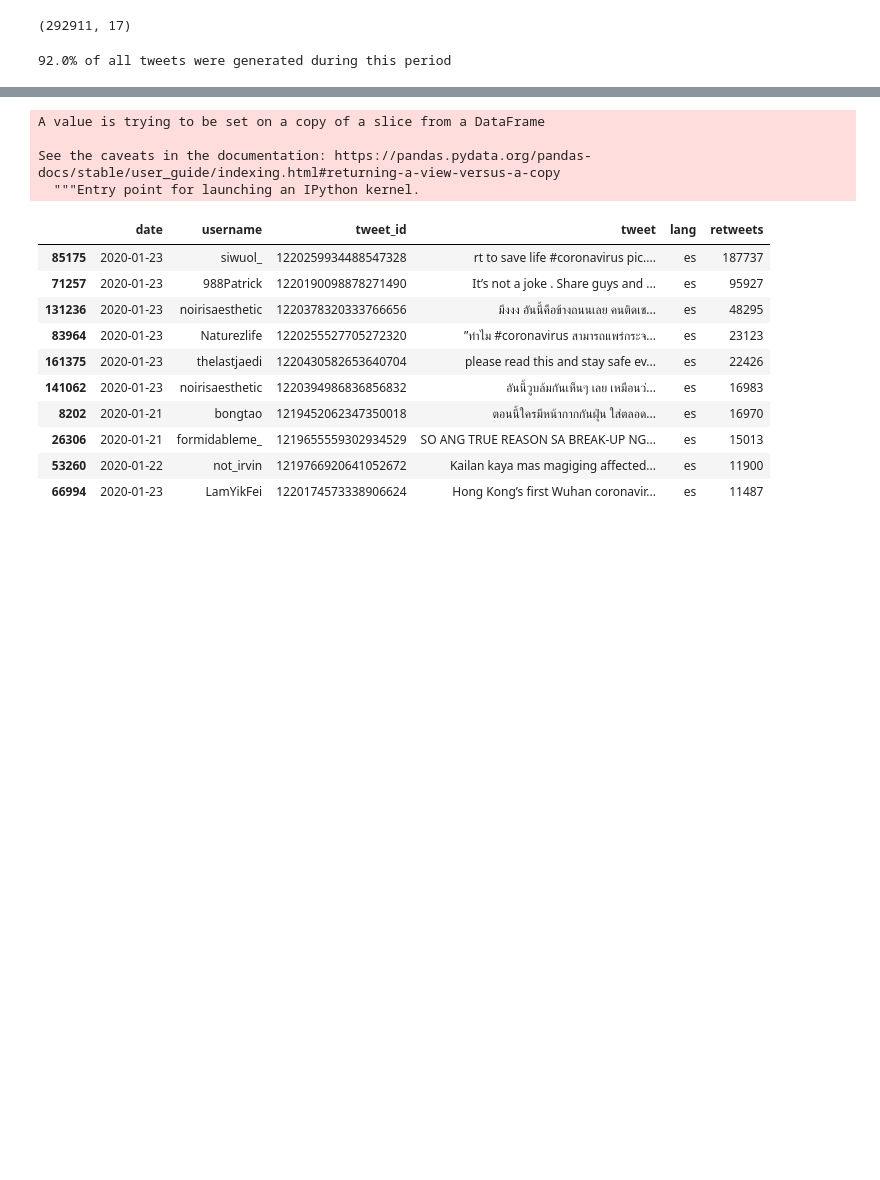
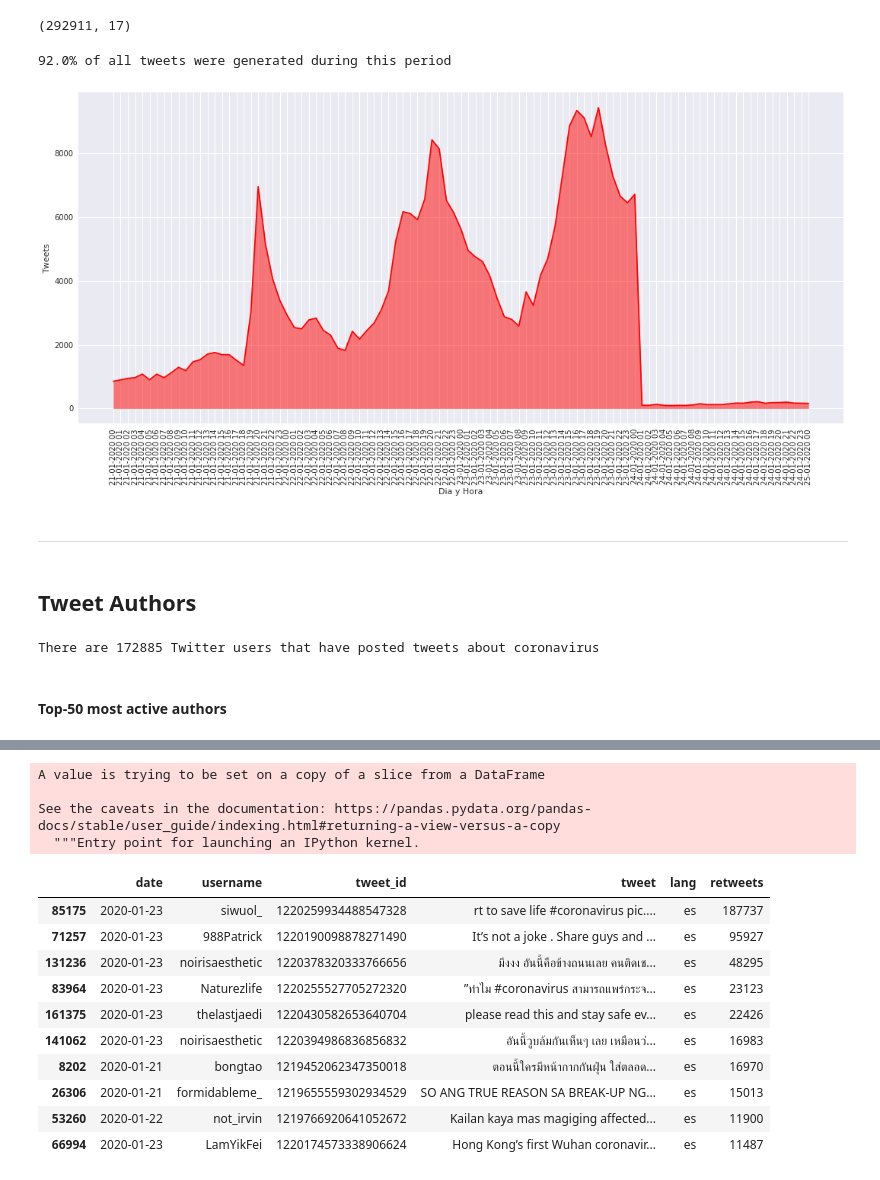
Before and after one commit to social-link-analytics-group-bsc/tw_coronavirus, a Jupyter notebook: corona_virus.ipynb, the cells around one changed output, grey strips where cells are left out. Saved outputs shown, nothing was run; the diff lists cells and outputs as text; code cells hidden in the pictures; blank space fills up the shorter version.

```diff
--- a/corona_virus.ipynb
+++ b/corona_virus.ipynb
@@ -99,2 +100,24 @@ print('{}% of all tweets were generated during this period'.format(
 # %% [output]
 92.0% of all tweets were generated during this period
+# %%
+# get hour of tweets
+tweets_bulk_period['date_hour'] = tweets_bulk_period.loc[:,'formatted_datetime'].dt.strftime('%d-%m-%Y %H')
+# %%
+# group tweets by date and hour
+tweets_bulk_period_by_date_hour = tweets_bulk_period.groupby('date_hour').count()
+# %%
+plt.figure(figsize=(18,8))
+x_dates = list(tweets_bulk_period_by_date_hour.index)
+y_counts = list(tweets_bulk_period_by_date_hour['tweet_id'])
+fig = sns.lineplot(x=x_dates, y=y_counts, color='red')
+fig.set(xlabel='Dia y Hora', ylabel='Tweets')
+sns.set_style('dark', {'axes.grid': True})
+fig.set_xticklabels(labels=x_dates, rotation=90)
+plt.fill_between(x_dates, y_counts, alpha=0.5, color='red')
+plt.show()
+# %% [output]
+[figure, added]
+# %% [markdown]
+---
+# %% [markdown]
+## Tweet Authors
@@ -100,0 +128,6 @@ print('{}% of all tweets were generated during this period'.format(
+# %%
+print('There are {0} Twitter users that have posted tweets about coronavirus'.format(total_authors))
+# %% [output]
+There are 172885 Twitter users that have posted tweets about coronavirus
+# %% [markdown]
+#### Top-50 most active authors
```
Also changed, not shown: parts of 15 cells of this notebook.
